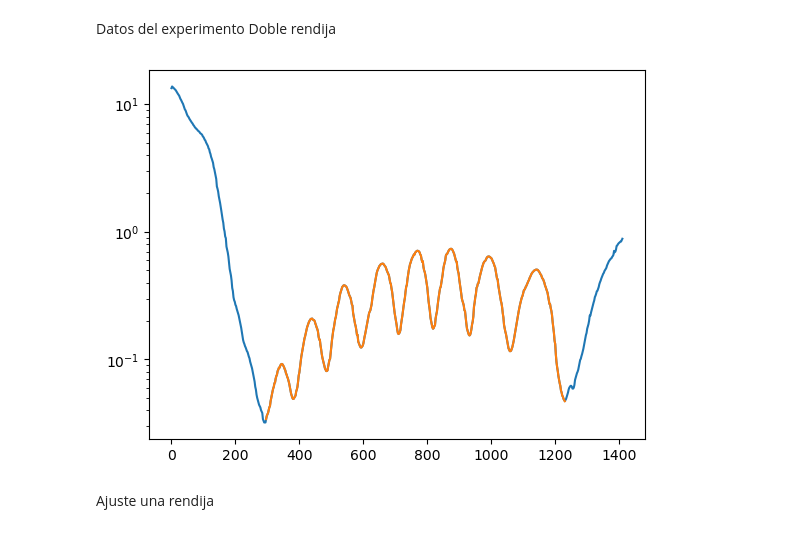
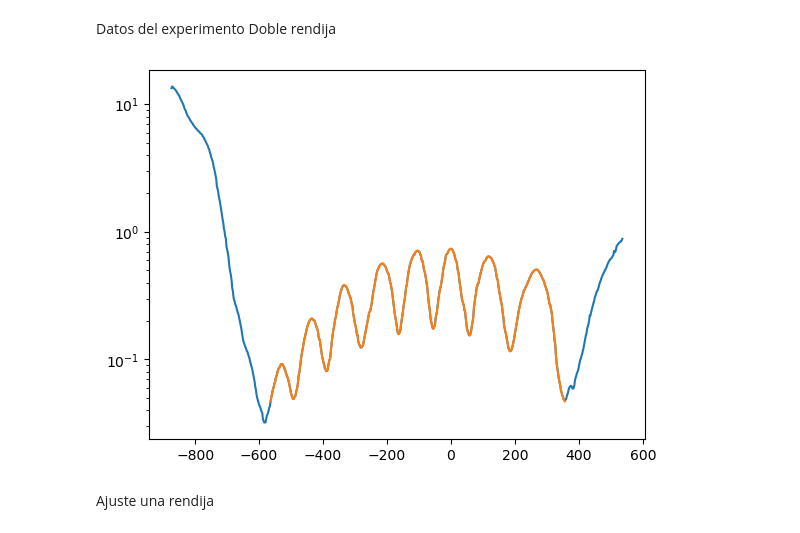
Before and after one commit to aleste2123/Intermedio, a Jupyter notebook: Doble Rendija/Ajuste de datos.ipynb, the cells around one changed output. Drawn from its saved outputs; the diff is of its cells as text; code cells hidden in the pictures.

```diff
--- a/Doble Rendija/Ajuste de datos.ipynb
+++ b/Doble Rendija/Ajuste de datos.ipynb
@@ -13,6 +15,8 @@ Datos del experimento Una rendija
 Intensidad_una_rendija = np.array([0.051, 0.060, 0.07, 0.081, 0.094, 0.108, 0.125, 0.143, 0.163, 0.181, 0.2, 0.229, 0.250, 0.271, 0.291, 0.310, 0.329, 0.344, 0.356, 0.366, 0.373, 0.376, 0.376, 0.372, 0.364, 0.354, 0.341, 0.324, 0.306, 0.287, 0.266, 0.243, 0.215, 0.188, 0.161, 0.136, 0.117, 0.10])
 #Valor x
 Rotacion_una_rendija = np.arange(0,len(Intensidad_una_rendija)*20,20)
+valor_x_maximo = Rotacion_una_rendija[np.argmax(Intensidad_una_rendija)]
+Rotacion_una_rendija = Rotacion_una_rendija-valor_x_maximo
 #Error
 e_y_una_rendija = 0.0005*np.ones(len(Intensidad_una_rendija))
 # %% [markdown]
@@ -23,20 +27,23 @@ Intensidad_dos_rendijas=np.array([13.4, 13.81, 13.66, 13.5, 13.34, 13.16, 13.03,
-filtro_doble_rendija = Intensidad_dos_rendijas[148:-90]
+filtro_doble_rendija = Intensidad_dos_rendijas[155:-90]
 #Eje x
 Rotacion_dos_rendijas = np.arange(0,len(Intensidad_dos_rendijas)*2,2)
-Rotacion_filtro = Rotacion_dos_rendijas[148:-90]
+Rotacion_filtro = Rotacion_dos_rendijas[155:-90]
+valor_x_maximo = Rotacion_filtro[np.argmax(filtro_doble_rendija)]
+Rotacion_filtro = Rotacion_filtro-valor_x_maximo
+Rotacion_dos_rendijas=Rotacion_dos_rendijas-valor_x_maximo
 #Error
 e_y_doble_rendija = 0.0005*np.ones(len(filtro_doble_rendija))
 #plotear filtro
 plt.semilogy(Rotacion_dos_rendijas, Intensidad_dos_rendijas)
 plt.semilogy(Rotacion_filtro, filtro_doble_rendija)
 plt.show()
 if Descargar:
     ruta = os.getcwd()
     name =semiology+".png"
     ruta_completa = f"{ruta}/{name}"
     plt.savefig(ruta_completa, bbox_inches='tight', pad_inches=1.0)
 # %% [output]
-[figure, old version]
+[figure, new version]
 # %% [markdown]
 Ajuste una rendija
 # %%
```
Also changed, not shown: parts of 6 cells of this notebook.
